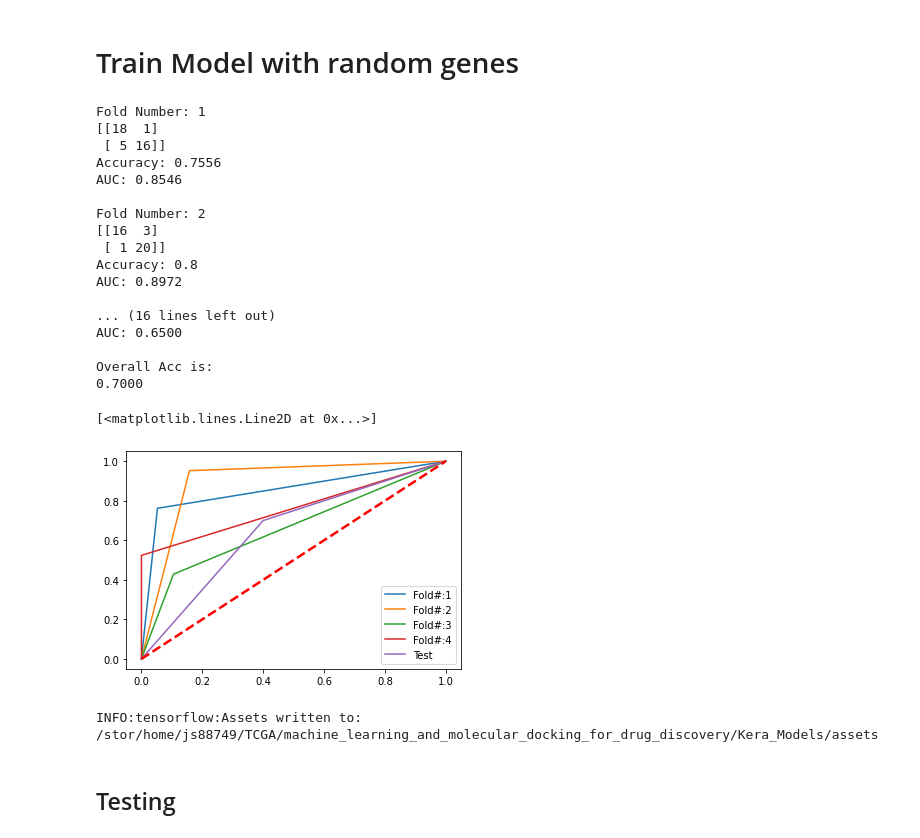
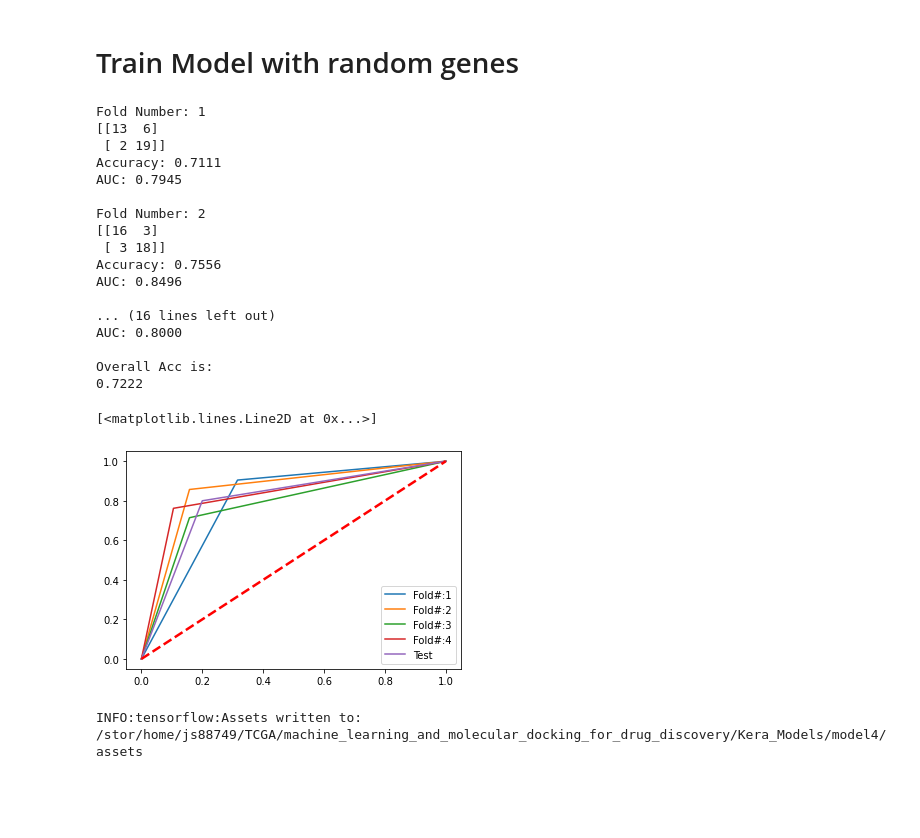
Before and after one commit to hzorkic/machine_learning_and_molecular_docking_for_drug_discovery, a Jupyter notebook: COAD Analysis.ipynb, the cells around one changed output. Saved outputs shown, nothing was run; the diff lists cells and outputs as text; code cells hidden in the pictures; blank space fills up the shorter version.

Commit message:
Added best models in keras model folder

```diff
--- a/COAD Analysis.ipynb
+++ b/COAD Analysis.ipynb
@@ -363,12 +363,11 @@ def baseline_model():
 
 # create model for small gene set
 def baseline_model():
-   # create model
+  # create model
     model = Sequential()
-    model.add(Dense(16, input_dim=29, activation='relu'))
-    #model.add(Dropout(0.2))
+    model.add(Dense(32, input_dim=29, activation='relu'))
+    model.add(Dropout(0.2))
     model.add(Dense(16, activation='relu'))
-    #model.add(Dense(4, activation='elu'))
     model.add(Dense(1, activation='sigmoid'))
     # Compile model
     model.compile(loss='binary_crossentropy', optimizer='Nadam', metrics=['accuracy'])
@@ -377,7 +376,7 @@ def baseline_model():
 # Using K-Fold - Deep Learning Model
 
 # Intialize Model
-estimator = KerasClassifier(build_fn=baseline_model, epochs=100, batch_size=2, verbose=0)
+estimator = KerasClassifier(build_fn=baseline_model, epochs=125, batch_size=2, verbose=0)
 
 # Intialize counter + Total Accuarcy
 c=1
@@ -570,13 +534,13 @@ gene_sig=['TREML2', 'PTPRN', 'PGLYRP1', 'NOG', 'VIP',\
     'RIMKLB', 'NKAIN4', 'FAM171B', 'ZNF417', 'GLRA2', 'HOXA7', 'FABP6', 'MUSK',\
     'HTR6', 'GRIP2', 'VEGFA', 'AKAP12', 'RHEB', 'PMEPA1','GLTP', 'METTL7A',\
     'CITED2', 'SCARA5', 'CDH3','IL6R', 'PKIB', 'GLP2R', 'EPB41L3', 'NR3C2']
-num_genes=100-len(gene_sig)
+num_genes=100
 genes=df_log.columns.to_list()
 # generate random genes
 n = random.sample(range(0, len(genes)), num_genes)
 rand_genes=[genes[i] for i in n]
 # subset dataset
-rand_df=df_log[rand_genes+gene_sig].copy()
+rand_df=df_log[rand_genes].copy()
 # %%
 # SPlit data
 # Split Into Training and Test Data
@@ -591,12 +555,10 @@ skf = StratifiedKFold(n_splits = 4, random_state = 12, shuffle = True) # Generat
 def baseline_model():
    # create model
     model = Sequential()
-    model.add(Dense(32, input_dim=100, activation='relu'))
+    model.add(Dense(64, input_dim=100, activation='relu'))
     model.add(Dropout(0.2))
-    model.add(Dense(16, activation='relu'))
-    model.add(Dense(16, activation='relu'))
-    model.add(Dense(4, activation='relu'))
+    model.add(Dense(64, activation='relu'))
     model.add(Dense(1, activation='sigmoid'))
     # Compile model
-    model.compile(loss='binary_crossentropy', optimizer='Adam', metrics=['accuracy'])
+    model.compile(loss='binary_crossentropy', optimizer='Nadam', metrics=['accuracy'])
     return model
@@ -605,7 +565,7 @@ estimator = KerasClassifier(build_fn=baseline_model, epochs=200, batch_size=10,
 # %%
 # Using K-Fold
 
-
+estimator = KerasClassifier(build_fn=baseline_model, epochs=125, batch_size=2, verbose=0)
 c=1
 acc_tot=0
 for train_index, test_index in skf.split(x_train, y_train):
@@ -633,46 +593,44 @@ for train_index, test_index in skf.split(x_train, y_train):
 print('\nTest Data:')
 
 # run it foward
 results=estimator.predict(x_test)
 cm=confusion_matrix(y_test, results)
 # ROC
 fpr_kera, tpr_kera, thresholds_rf = roc_curve(y_test, results)
 auc_k = auc(fpr_kera, tpr_kera)
 lab='Test'
 plt.plot(fpr_kera, tpr_kera, label=lab)
 
 # show results
 print(cm)
 print('Accuracy:',round((cm[1,1]+cm[0,0])/15,4))
 print('AUC: %.4f'%(auc_k))
 print('\nOverall Acc is:\n%.4f'%(acc_tot/4))
 
 # plot
 plt.legend()
 plt.plot([0, 1], [0, 1],'r--',linewidth=2.5)
 # %% [output]
 Fold Number: 1
-[[18  1]
- [ 5 16]]
-Accuracy: 0.7556
-AUC: 0.8546
+[[13  6]
+ [ 2 19]]
+Accuracy: 0.7111
+AUC: 0.7945
 
 Fold Number: 2
 [[16  3]
- [ 1 20]]
-Accuracy: 0.8
-AUC: 0.8972
+ [ 3 18]]
+Accuracy: 0.7556
+AUC: 0.8496
 
 ... (16 lines left out)
-AUC: 0.6500
+AUC: 0.8000
 
 Overall Acc is:
-0.7000
+0.7222
 [<matplotlib.lines.Line2D at 0x...>]
-[figure, old version]
+[figure, new version]
 # %%
-estimator.model.save('/stor/home/js88749/TCGA/machine_learning_and_molecular_docking_for_drug_discovery/Kera_Models/')
+estimator.model.save('/stor/home/js88749/TCGA/machine_learning_and_molecular_docking_for_drug_discovery/Kera_Models/model4')
 # %% [output]
-INFO:tensorflow:Assets written to: /stor/home/js88749/TCGA/machine_learning_and_molecular_docking_for_drug_discovery/Kera_Models/assets
+INFO:tensorflow:Assets written to: /stor/home/js88749/TCGA/machine_learning_and_molecular_docking_for_drug_discovery/Kera_Models/model4/assets
-# %% [markdown]
-## Testing
```
Also changed, not shown: parts of 16 cells of this notebook, 16 other files.
